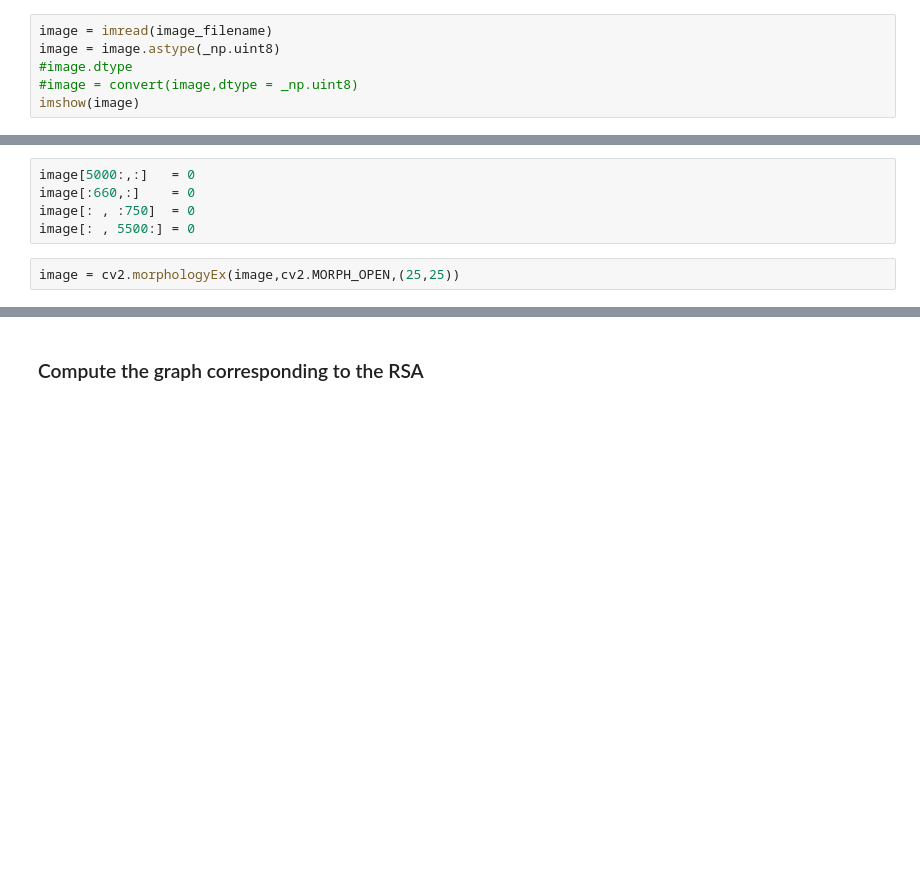
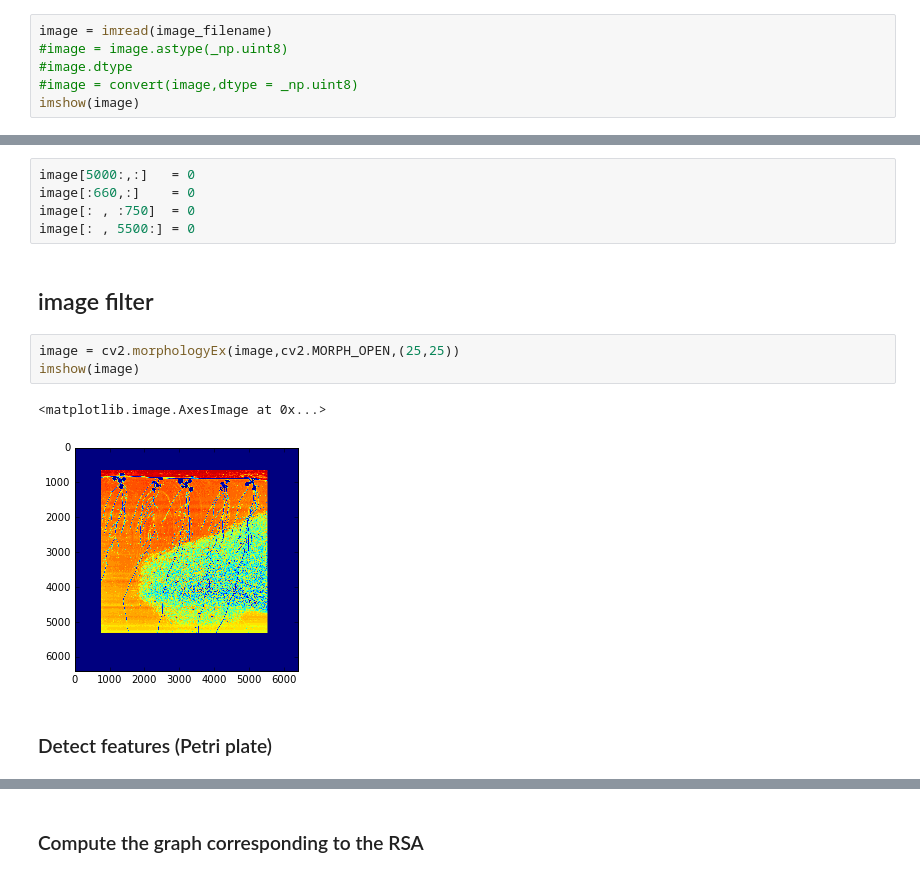
Before and after one commit to openalea-incubator/rhizoscan, a Jupyter notebook: example/arabido2-Copy2.ipynb, the cells around one changed output, grey strips where cells are left out. Drawn from its saved outputs; the diff is of its cells as text; blank space fills up the shorter version.

```diff
--- a/example/arabido2-Copy2.ipynb
+++ b/example/arabido2-Copy2.ipynb
@@ -57,7 +59,7 @@ Image(image_filename)
 image = load_image(image_filename)
 # %%
 image = imread(image_filename)
-image = image.astype(_np.uint8)
+#image = image.astype(_np.uint8)
 #image.dtype
 #image = convert(image,dtype = _np.uint8)
 imshow(image)
@@ -71,5 +73,13 @@ image[5000:,:]   = 0
 image[:660,:]    = 0
 image[: , :750]  = 0
 image[: , 5500:] = 0
+# %% [markdown]
+## image filter
 # %%
 image = cv2.morphologyEx(image,cv2.MORPH_OPEN,(25,25))
+imshow(image)
+# %% [output]
+<matplotlib.image.AxesImage at 0x...>
+[figure, added]
+# %% [markdown]
+### Detect features (Petri plate)
```
Also changed, not shown: parts of 23 cells of this notebook, 1 other file.
